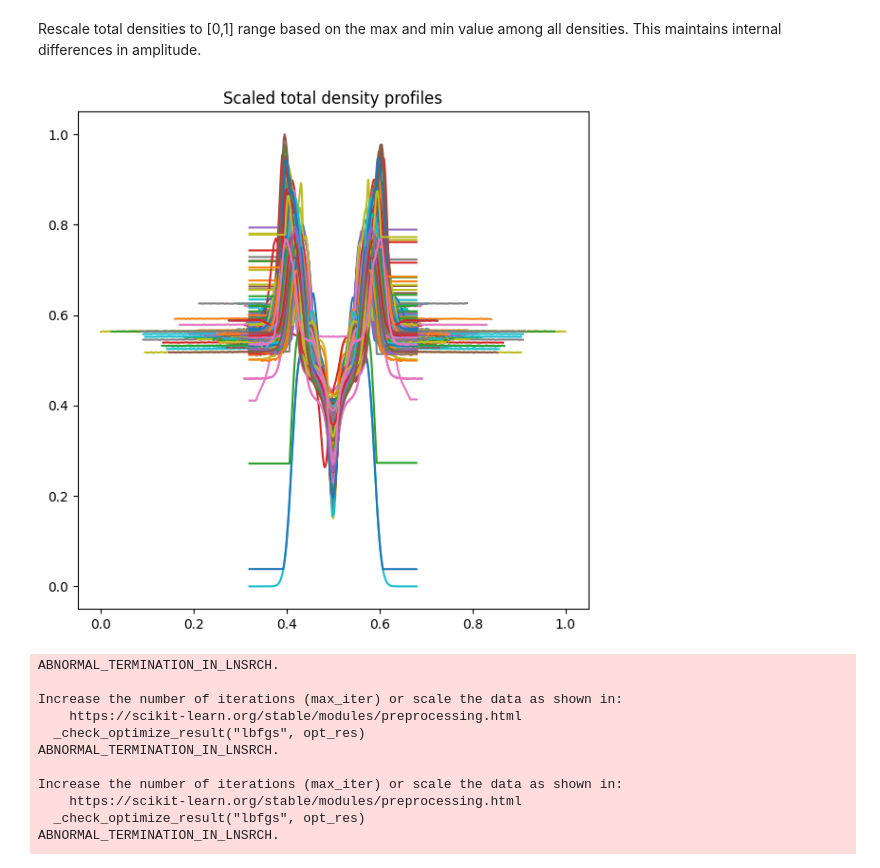
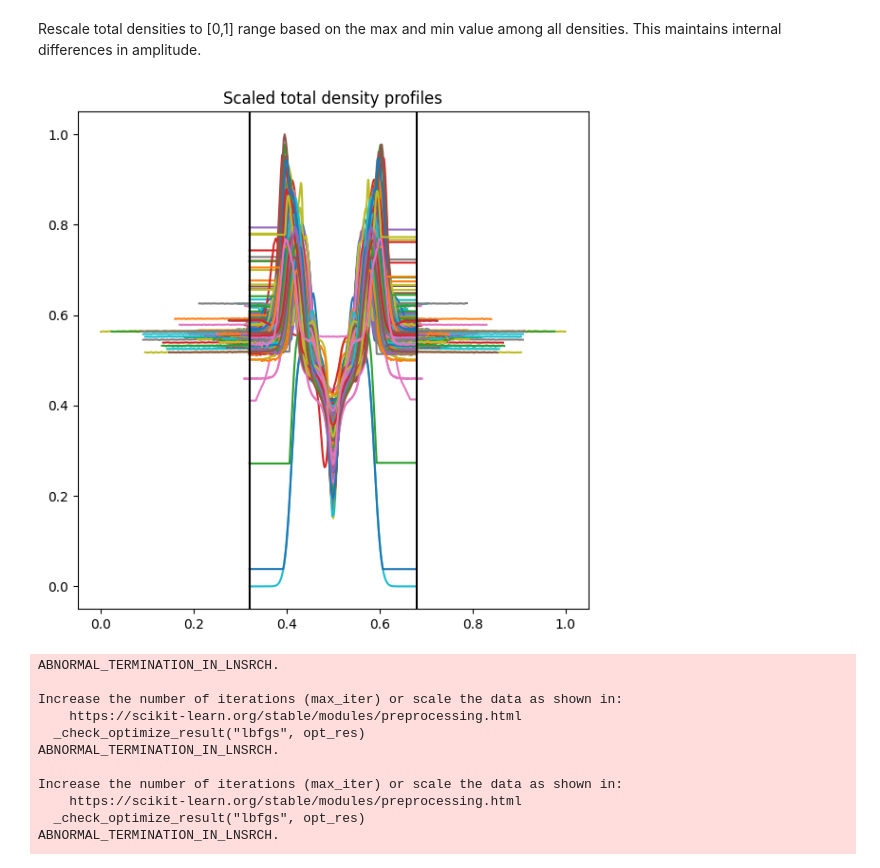
Before and after one commit to Simula-Consulting/NMRlipids, a Jupyter notebook: FormFactor_to_TotalDensity_model_training_walkthrough.ipynb, the cells around one changed output. Cells and saved outputs as stored; diff of their text form; code cells hidden in the pictures.

```diff
--- a/FormFactor_to_TotalDensity_model_training_walkthrough.ipynb
+++ b/FormFactor_to_TotalDensity_model_training_walkthrough.ipynb
@@ -170,13 +170,15 @@ rescaled_all_td_y = [rescale_array(td_y, min_td_y, max_td_y) for td_y in padded_
 # %%
 # Plot all total density profiles
 plt.figure(figsize=(6, 6))
 for x_vector, y_vector in zip(rescaled_all_td_x, rescaled_all_td_y):
     plt.plot(x_vector, y_vector)
+plt.axvline(rescale_array(x_interval_start, min_td_x, max_td_x), color='k', linestyle='solid')
+plt.axvline(rescale_array(x_interval_end, min_td_x, max_td_x), color='k', linestyle='solid')
 plt.title('Scaled total density profiles')
 plt.tight_layout()
 plt.show()
 # %% [output]
-[figure, old version]
+[figure, new version]
 # %%
 from sklearn.gaussian_process import GaussianProcessRegressor
 from sklearn.gaussian_process.kernels import RBF, ConstantKernel
```
Also changed, not shown: parts of 6 cells of this notebook, 1 other file.
